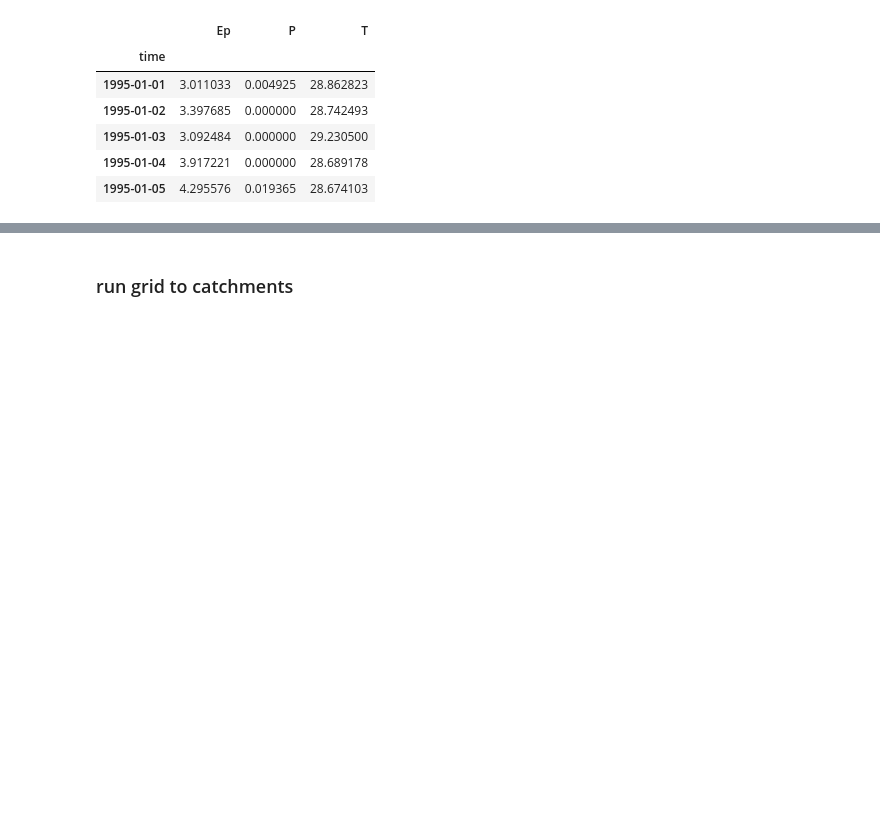
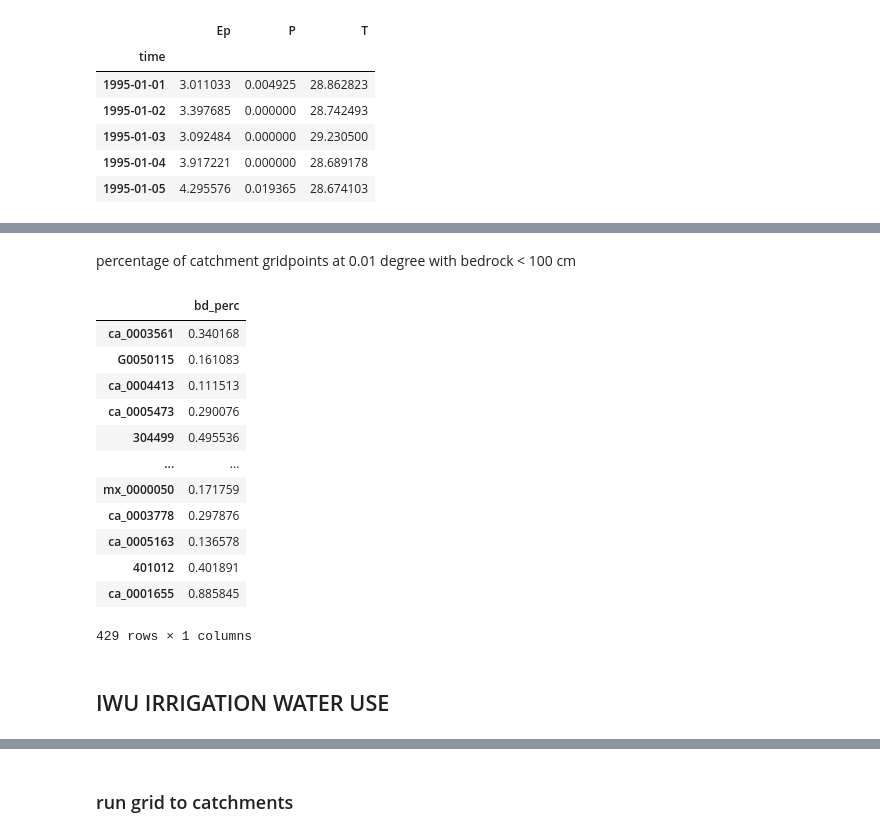
Before and after one commit to fvanoorschot/global_sr_module, a Jupyter notebook: run_script_grid_to_catchments.ipynb, the cells around one changed output, grey strips where cells are left out. Saved outputs shown, nothing was run; the diff lists cells and outputs as text; code cells hidden in the pictures; blank space fills up the shorter version.

```diff
--- a/run_script_grid_to_catchments.ipynb
+++ b/run_script_grid_to_catchments.ipynb
@@ -130,0 +147,2 @@ c.head()
+# %% [markdown]
+percentage of catchment gridpoints at 0.01 degree with bedrock < 100 cm
@@ -130,0 +163,30 @@ c.head()
+# %%
+#combine all files in one dataframe
+# list al files
+files = glob.glob(f"{work_dir}/output/bedrock_depth/0_01deg/*")
+li=[] #empty list
+for filename in files:
+    df = pd.read_csv(filename, index_col=0) #read file as dataframe
+    li.append(df) #append file to list
+f = pd.concat(li, axis=0) #concatenate lists
+f.to_csv(f'{work_dir}/output/bedrock_depth/all_catch_0_01_perc.csv')
+# %%
+fd = f[f.bd_perc>0.1]
+# %%
+fd
+# %% [output]
+|  | bd_perc |
+| ca_0003561 | 0.340168 |
+| G0050115 | 0.161083 |
+| ca_0004413 | 0.111513 |
+| ca_0005473 | 0.290076 |
+| 304499 | 0.495536 |
+| ... | ... |
+| mx_0000050 | 0.171759 |
+| ca_0003778 | 0.297876 |
+| ca_0005163 | 0.136578 |
+| 401012 | 0.401891 |
+| ca_0001655 | 0.885845 |
+429 rows × 1 columns
+# %% [markdown]
+## IWU IRRIGATION WATER USE
```
Also changed, not shown: parts of 19 cells of this notebook, 8 other files.
